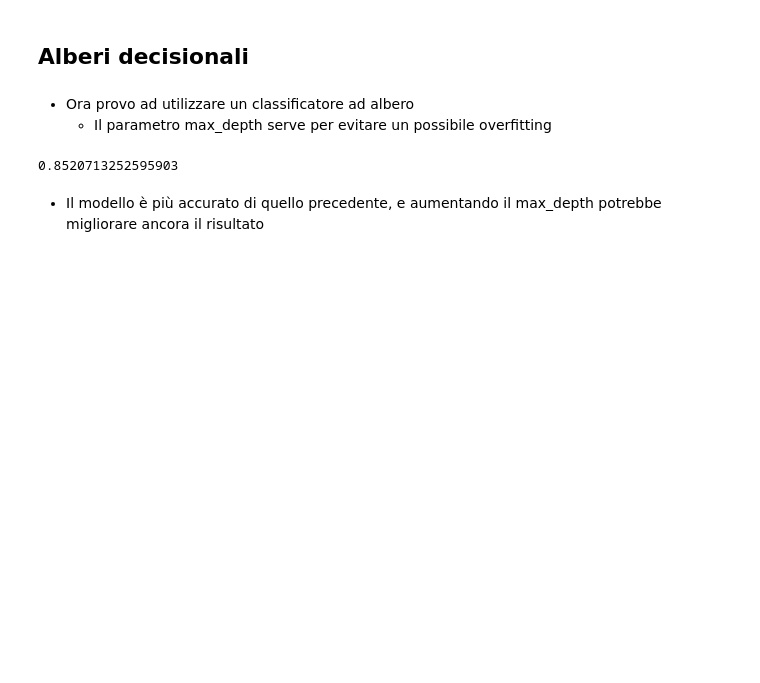
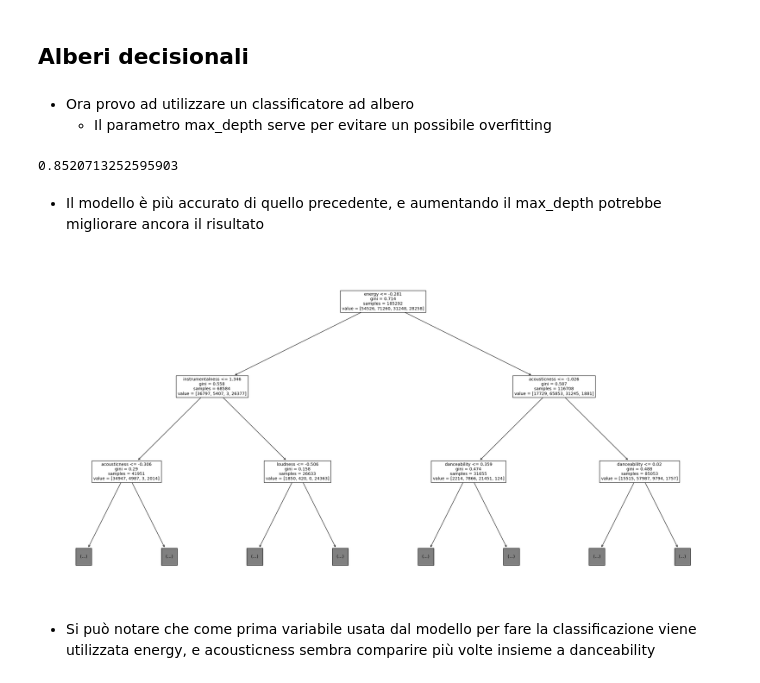
Before and after one commit to Corstor/DataIntensive_Progetto, a Jupyter notebook: progetto.ipynb, the cells around one changed output. Drawn from its saved outputs; the diff is of its cells as text; code cells hidden in the pictures; blank space fills up the shorter version.

```diff
--- a/progetto.ipynb
+++ b/progetto.ipynb
@@ -248,3 +248,11 @@ model.score(X_val, y_val)
 0.8520713252595903
 # %% [markdown]
 - Il modello è più accurato di quello precedente, e aumentando il max_depth potrebbe migliorare ancora il risultato
+# %%
+from sklearn.tree import plot_tree
+plt.figure(figsize=(30, 15))
+plot_tree(model.named_steps["tree"], feature_names=X_train.columns.to_list(), max_depth=2);
+# %% [output]
+[figure, added]
+# %% [markdown]
+- Si può notare che come prima variabile usata dal modello per fare la classificazione viene utilizzata energy, e acousticness sembra comparire più volte insieme a danceability
```
Also changed, not shown: parts of 42 cells of this notebook.
